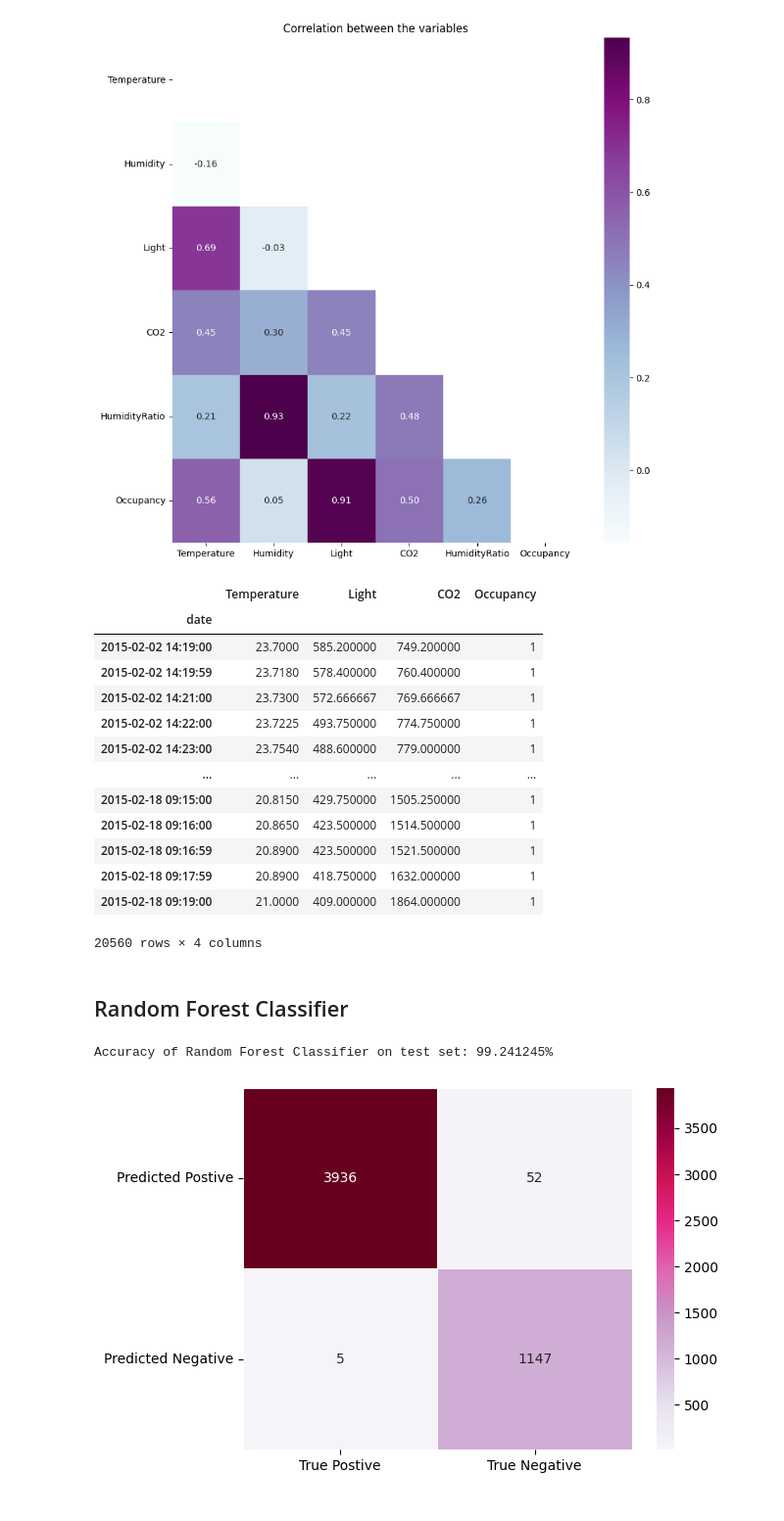
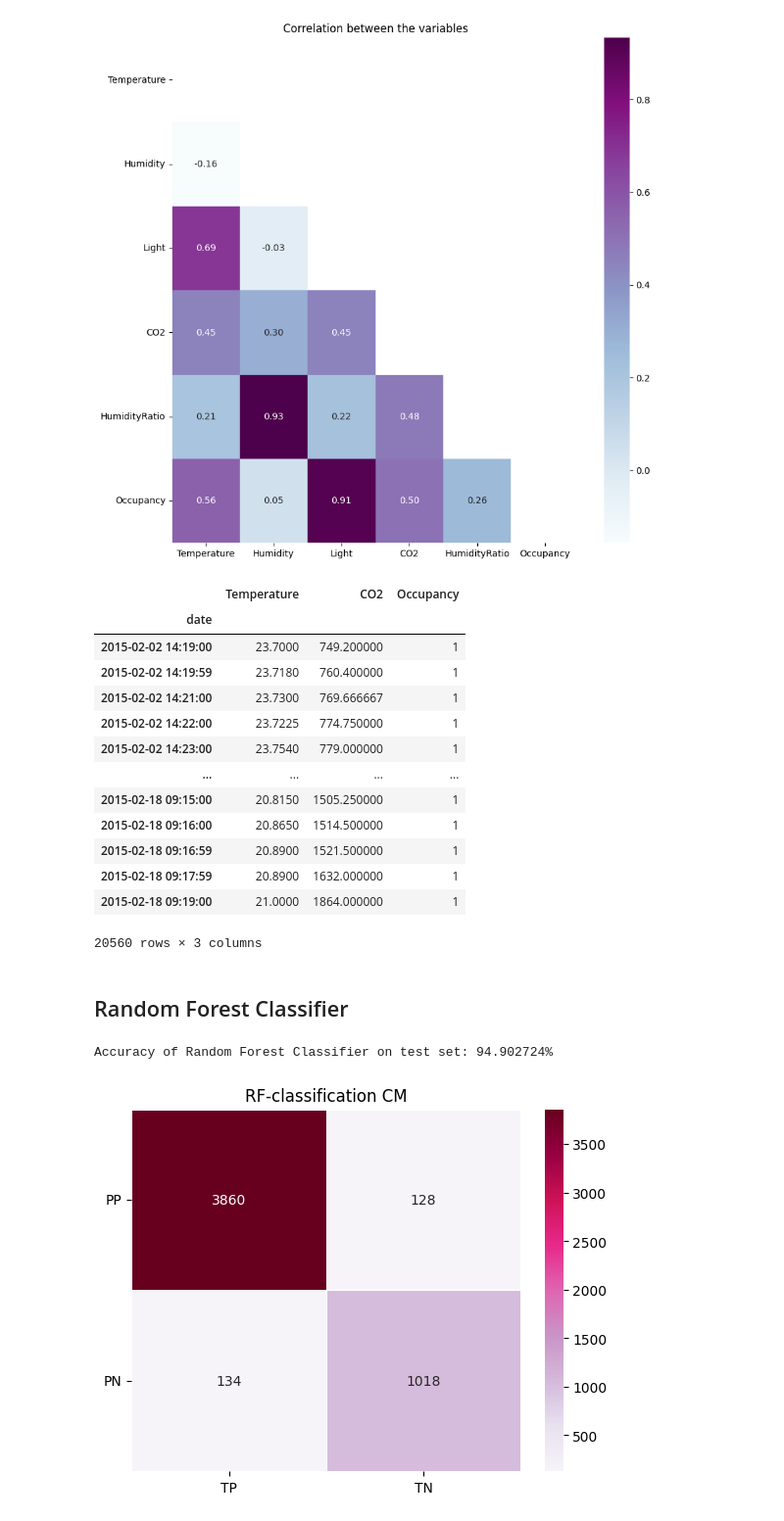
Before and after one commit to Faiga91/room-occup, a Jupyter notebook: explore_the_data.ipynb, the cells around one changed output. Shown at 98% size. Drawn from its saved outputs; the diff is of its cells as text; code cells hidden in the pictures.

```diff
--- a/explore_the_data.ipynb
+++ b/explore_the_data.ipynb
@@ -17,9 +19,9 @@ The autoreload extension is already loaded. To reload it, use:
 ## Load the data
 # %%
 # Read data from the 3 data files
-data_train = pd.read_csv("./data/datatraining.txt")
-data_test = pd.read_csv("./data/datatest.txt")
-data_test2 = pd.read_csv("./data/datatest2.txt")
+data_train = pd.read_csv("../data/datatraining.txt")
+data_test = pd.read_csv("../data/datatest.txt")
+data_test2 = pd.read_csv("../data/datatest2.txt")
 
 # Convert the date column into pandas datatime
 for df in [data_train, data_test, data_test2]:
@@ -106,42 +109,31 @@ plt.show()
 # %% [output]
 [figure]
 # %%
-df = mydata[['Temperature', 'Light' , 'CO2', 'Occupancy']]
+df = mydata[['Temperature' , 'CO2', 'Occupancy']]
 display(df)
 # %% [output]
-|  | Temperature | Light | CO2 | Occupancy |
-| date |  |  |  |  |
-| 2015-02-02 14:19:00 | 23.7000 | 585.200000 | 749.200000 | 1 |
-| 2015-02-02 14:19:59 | 23.7180 | 578.400000 | 760.400000 | 1 |
-| 2015-02-02 14:21:00 | 23.7300 | 572.666667 | 769.666667 | 1 |
-| 2015-02-02 14:22:00 | 23.7225 | 493.750000 | 774.750000 | 1 |
-| 2015-02-02 14:23:00 | 23.7540 | 488.600000 | 779.000000 | 1 |
-| ... | ... | ... | ... | ... |
-| 2015-02-18 09:15:00 | 20.8150 | 429.750000 | 1505.250000 | 1 |
-| 2015-02-18 09:16:00 | 20.8650 | 423.500000 | 1514.500000 | 1 |
-| 2015-02-18 09:16:59 | 20.8900 | 423.500000 | 1521.500000 | 1 |
-| 2015-02-18 09:17:59 | 20.8900 | 418.750000 | 1632.000000 | 1 |
-| 2015-02-18 09:19:00 | 21.0000 | 409.000000 | 1864.000000 | 1 |
+|  | Temperature | CO2 | Occupancy |
+| date |  |  |  |
+| 2015-02-02 14:19:00 | 23.7000 | 749.200000 | 1 |
+| 2015-02-02 14:19:59 | 23.7180 | 760.400000 | 1 |
+| 2015-02-02 14:21:00 | 23.7300 | 769.666667 | 1 |
+| 2015-02-02 14:22:00 | 23.7225 | 774.750000 | 1 |
+| 2015-02-02 14:23:00 | 23.7540 | 779.000000 | 1 |
+| ... | ... | ... | ... |
+| 2015-02-18 09:15:00 | 20.8150 | 1505.250000 | 1 |
+| 2015-02-18 09:16:00 | 20.8650 | 1514.500000 | 1 |
+| 2015-02-18 09:16:59 | 20.8900 | 1521.500000 | 1 |
+| 2015-02-18 09:17:59 | 20.8900 | 1632.000000 | 1 |
+| 2015-02-18 09:19:00 | 21.0000 | 1864.000000 | 1 |
-20560 rows × 4 columns
+20560 rows × 3 columns
 # %% [markdown]
 ## Random Forest Classifier
 # %%
-X, Y = df.iloc[:,:-1], df.iloc[:,-1]
-X_train, X_test, Y_train, Y_test = train_test_split(X, Y, test_size=0.25, random_state=0)
 
-rf = RandomForestClassifier()
-rf.fit(X_train, Y_train)
-Y_pred, rf_score, predit_proba = rf.predict(X_test), rf.score(X_test, Y_test), rf.predict_proba(X_test)
-print('Accuracy of Random Forest Classifier on test set: {:.6f}%'.format(rf_score*100))
+Y_test, Y_pred, rf_score, predit_proba = RF_classification.rf_classification(df)
 # %% [output]
-Accuracy of Random Forest Classifier on test set: 99.241245%
+Accuracy of Random Forest Classifier on test set: 94.902724%
 # %%
-fig, ax = plt.subplots()
-cm = confusion_matrix(Y_test, Y_pred)
-x_axis_labels = ['True Postive', 'True Negative']
-y_axis_labels = ['Predicted Postive', 'Predicted Negative']
-sns.heatmap(cm, fmt=".0f", annot=True, linewidths=.5, cmap='PuRd', xticklabels=x_axis_labels)
-ax.set_yticklabels(y_axis_labels, rotation=0, ha='right')
-plt.show()
+myplots.rf_cm(Y_test,Y_pred )
 # %% [output]
-[figure, old version]
+[figure, new version]
```
Also changed, not shown: parts of 16 cells of this notebook, 7 other files.
